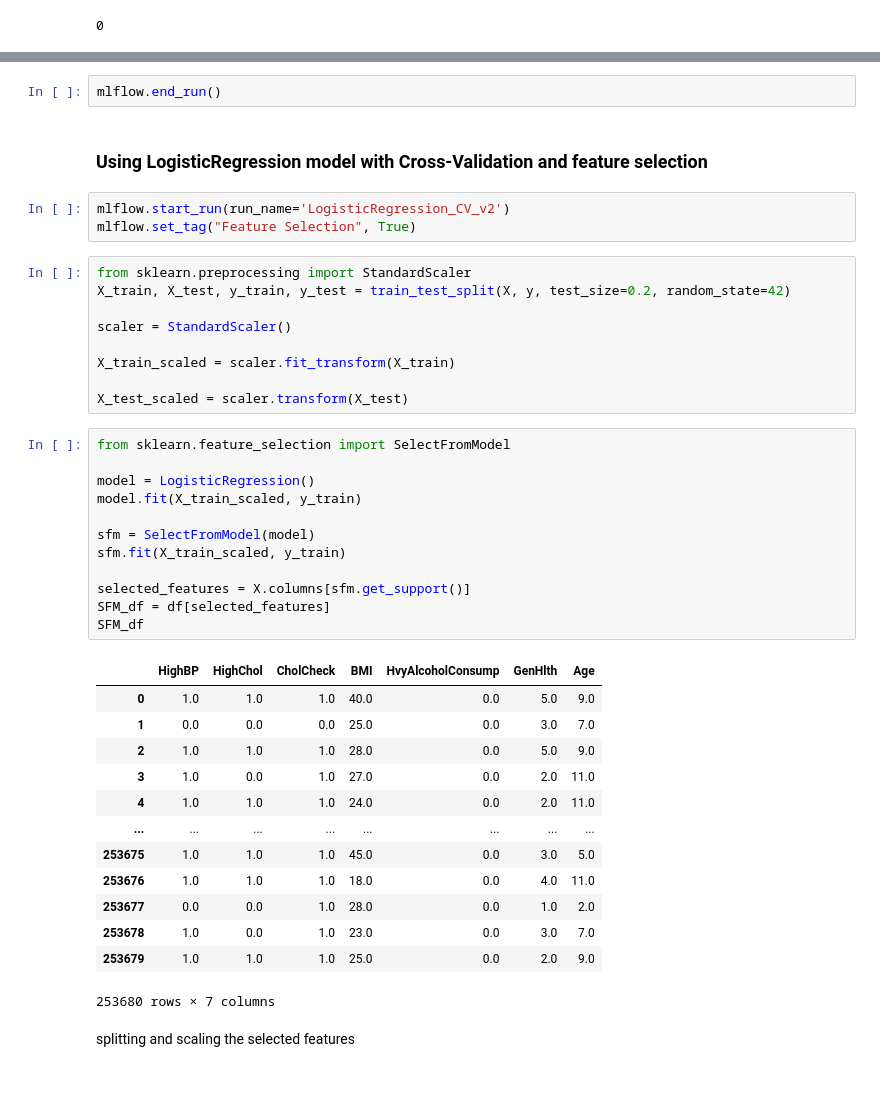
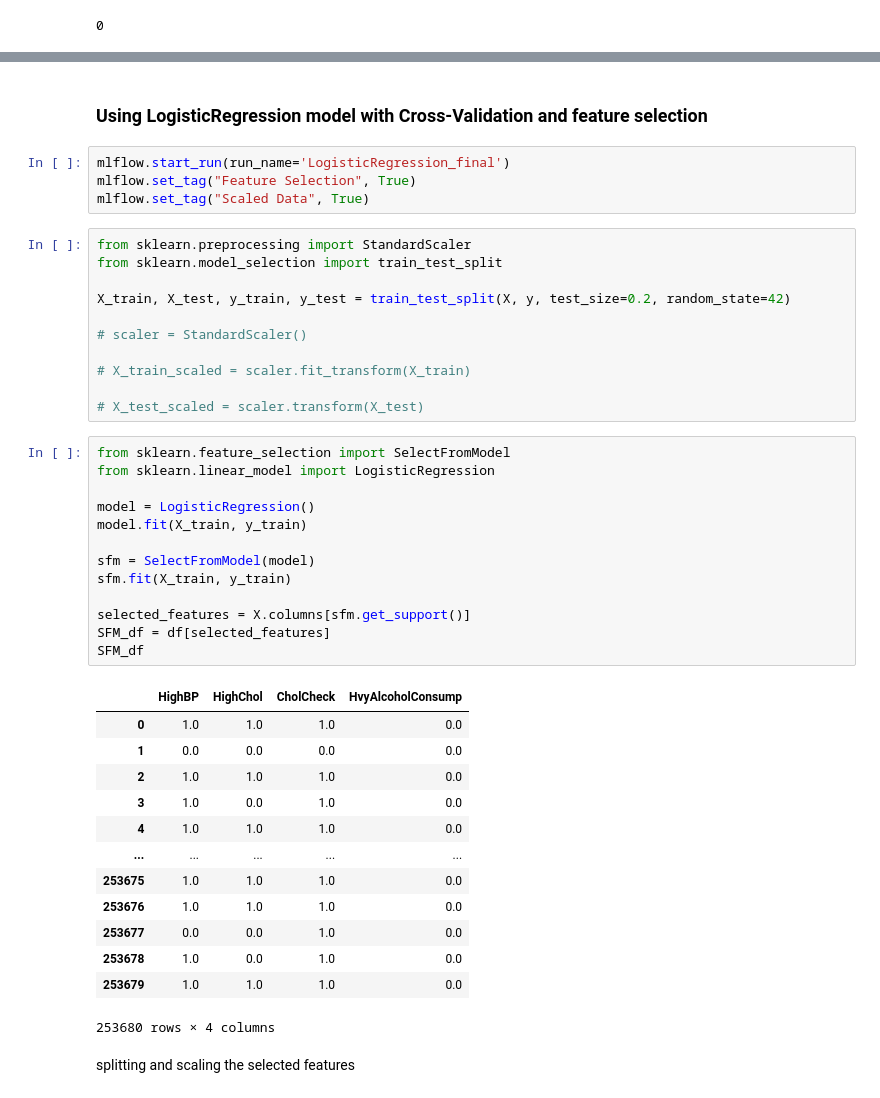
Before and after one commit to abstract-inf/diabetes-prediction, a Jupyter notebook: code.ipynb, the cells around one changed output, grey strips where cells are left out. Cells and saved outputs as stored; diff of their text form.

```diff
--- a/code.ipynb
+++ b/code.ipynb
@@ -498,45 +33,47 @@ weighted avg       0.83      0.86      0.83     50736
-# %%
-mlflow.end_run()
 # %% [markdown]
 ### Using LogisticRegression model with Cross-Validation and feature selection
 # %%
-mlflow.start_run(run_name='LogisticRegression_CV_v2')
+mlflow.start_run(run_name='LogisticRegression_final')
 mlflow.set_tag("Feature Selection", True)
+mlflow.set_tag("Scaled Data", True)
 # %%
 from sklearn.preprocessing import StandardScaler
+from sklearn.model_selection import train_test_split
+
 X_train, X_test, y_train, y_test = train_test_split(X, y, test_size=0.2, random_state=42)
 
-scaler = StandardScaler()
+# scaler = StandardScaler()
 
-X_train_scaled = scaler.fit_transform(X_train)
+# X_train_scaled = scaler.fit_transform(X_train)
 
-X_test_scaled = scaler.transform(X_test)
+# X_test_scaled = scaler.transform(X_test)
 # %%
 from sklearn.feature_selection import SelectFromModel
+from sklearn.linear_model import LogisticRegression
 
 model = LogisticRegression()
-model.fit(X_train_scaled, y_train)
+model.fit(X_train, y_train)
 
 sfm = SelectFromModel(model)
-sfm.fit(X_train_scaled, y_train)
+sfm.fit(X_train, y_train)
 
 selected_features = X.columns[sfm.get_support()]
 SFM_df = df[selected_features]
 SFM_df
 # %% [output]
-|  | HighBP | HighChol | CholCheck | BMI | HvyAlcoholConsump | GenHlth | Age |
-| 0 | 1.0 | 1.0 | 1.0 | 40.0 | 0.0 | 5.0 | 9.0 |
-| 1 | 0.0 | 0.0 | 0.0 | 25.0 | 0.0 | 3.0 | 7.0 |
-| 2 | 1.0 | 1.0 | 1.0 | 28.0 | 0.0 | 5.0 | 9.0 |
-| 3 | 1.0 | 0.0 | 1.0 | 27.0 | 0.0 | 2.0 | 11.0 |
-| 4 | 1.0 | 1.0 | 1.0 | 24.0 | 0.0 | 2.0 | 11.0 |
-| ... | ... | ... | ... | ... | ... | ... | ... |
-| 253675 | 1.0 | 1.0 | 1.0 | 45.0 | 0.0 | 3.0 | 5.0 |
-| 253676 | 1.0 | 1.0 | 1.0 | 18.0 | 0.0 | 4.0 | 11.0 |
-| 253677 | 0.0 | 0.0 | 1.0 | 28.0 | 0.0 | 1.0 | 2.0 |
-| 253678 | 1.0 | 0.0 | 1.0 | 23.0 | 0.0 | 3.0 | 7.0 |
-| 253679 | 1.0 | 1.0 | 1.0 | 25.0 | 0.0 | 2.0 | 9.0 |
+|  | HighBP | HighChol | CholCheck | HvyAlcoholConsump |
+| 0 | 1.0 | 1.0 | 1.0 | 0.0 |
+| 1 | 0.0 | 0.0 | 0.0 | 0.0 |
+| 2 | 1.0 | 1.0 | 1.0 | 0.0 |
+| 3 | 1.0 | 0.0 | 1.0 | 0.0 |
+| 4 | 1.0 | 1.0 | 1.0 | 0.0 |
+| ... | ... | ... | ... | ... |
+| 253675 | 1.0 | 1.0 | 1.0 | 0.0 |
+| 253676 | 1.0 | 1.0 | 1.0 | 0.0 |
+| 253677 | 0.0 | 0.0 | 1.0 | 0.0 |
+| 253678 | 1.0 | 0.0 | 1.0 | 0.0 |
+| 253679 | 1.0 | 1.0 | 1.0 | 0.0 |
-253680 rows × 7 columns
+253680 rows × 4 columns
 # %% [markdown]
 splitting and scaling the selected features
 # %%
```
Also changed, not shown: parts of 44 cells of this notebook.
